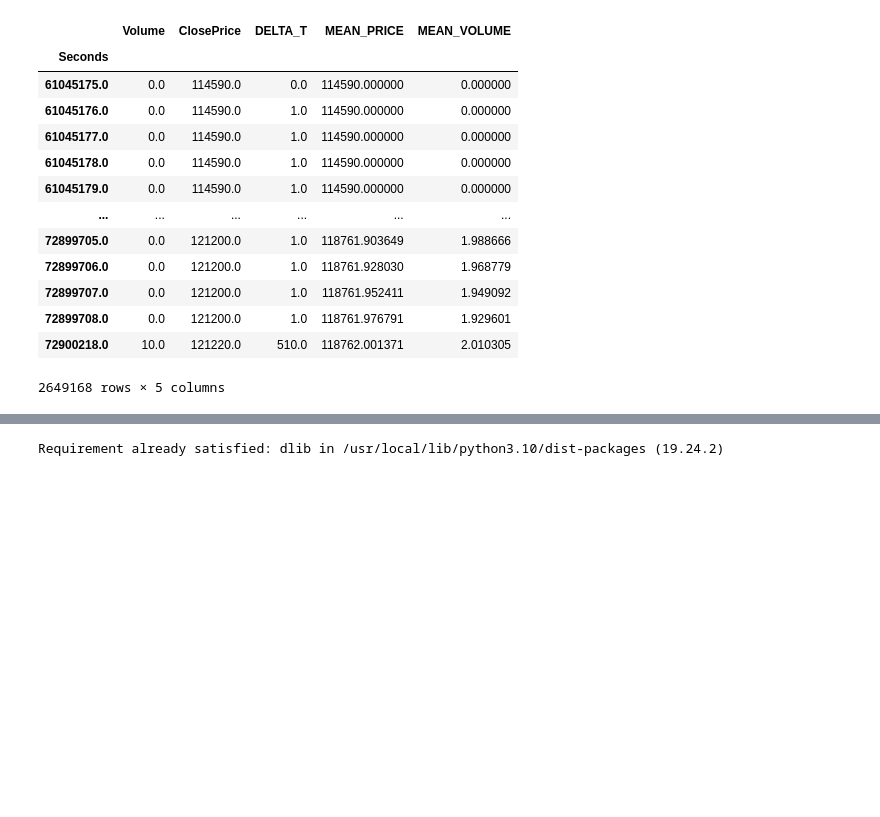
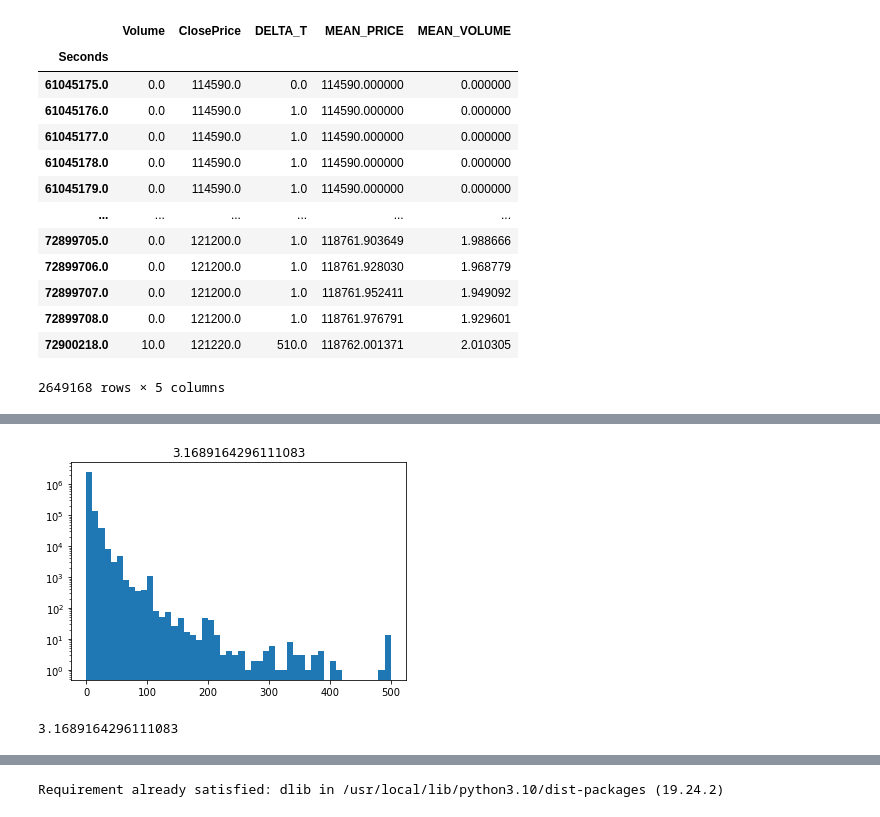
Before and after one commit to mfilipak/FILIPAK-DATA-SCIENCE, a Jupyter notebook: DIA7.ipynb, the cells around one changed output, grey strips where cells are left out. Drawn from its saved outputs; the diff is of its cells as text; code cells hidden in the pictures; blank space fills up the shorter version.

```diff
--- a/DIA7.ipynb
+++ b/DIA7.ipynb
@@ -124,0 +142,7 @@ df
+# %%
+plt.title(data[...,0].mean())
+plt.hist( np.clip(data[...,0], 0, 500), 50)
+plt.yscale("log")
+plt.show()
+# %% [output]
+[figure, added]
@@ -124,0 +156,16 @@ df
+# %%
+data = df.to_numpy().copy()
+
+#Volumes:
+mean_volumes = data[...,0].mean().copy()
+print(mean_volumes)
+data[...,0] = data[...,0]/mean_volumes
+data[...,4] = data[...,4]/mean_volumes
+
+#Prices:
+max_price = data[...,1].max()
+min_price = data[...,1].min()
+data[...,1] = (data[...,1]-min_price)/(max_price-min_price)
+data[...,3] = (data[...,3]-min_price)/(max_price-min_price)
+# %% [output]
+3.1689164296111083
```
Also changed, not shown: parts of 32 cells of this notebook.
